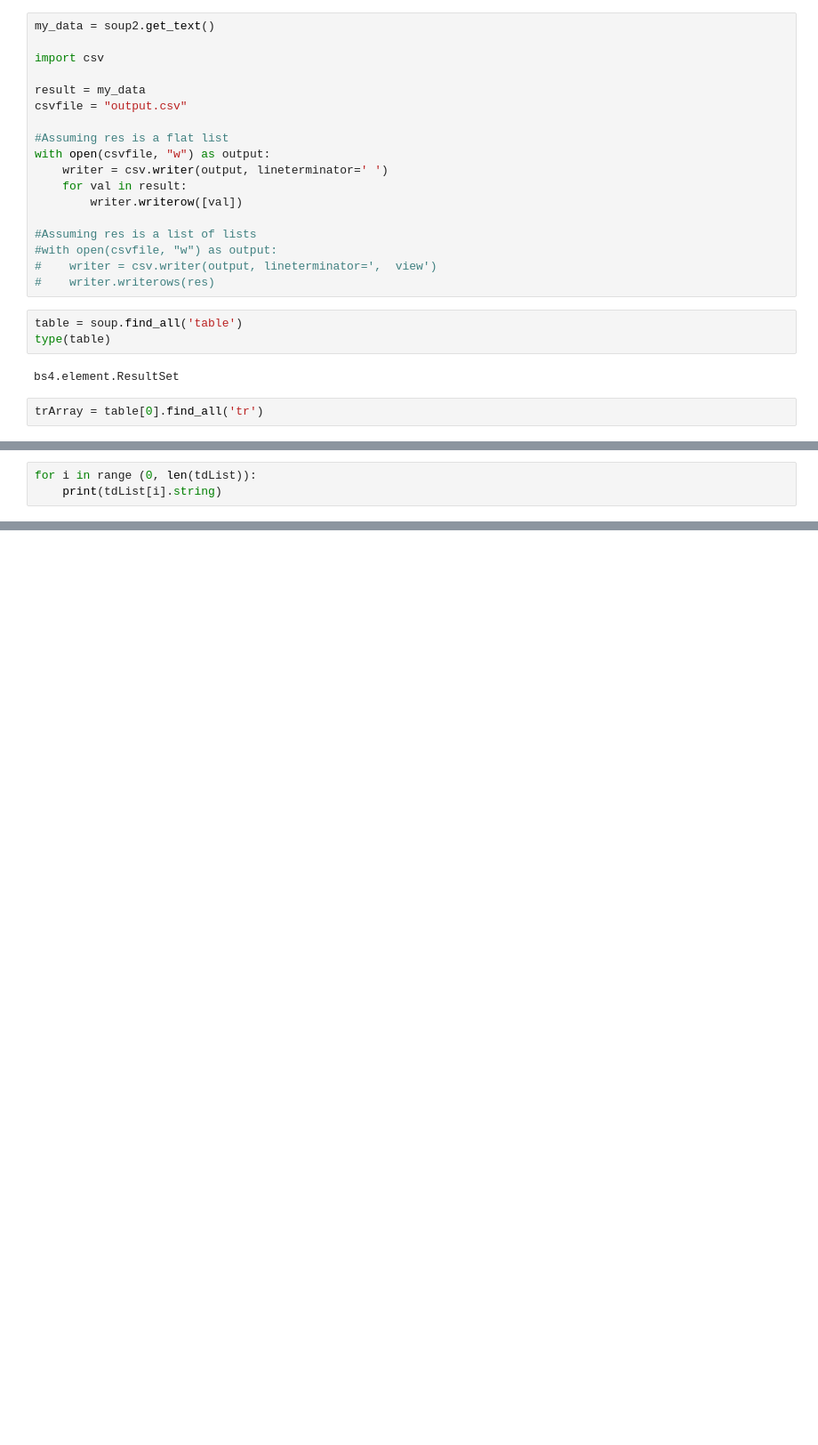
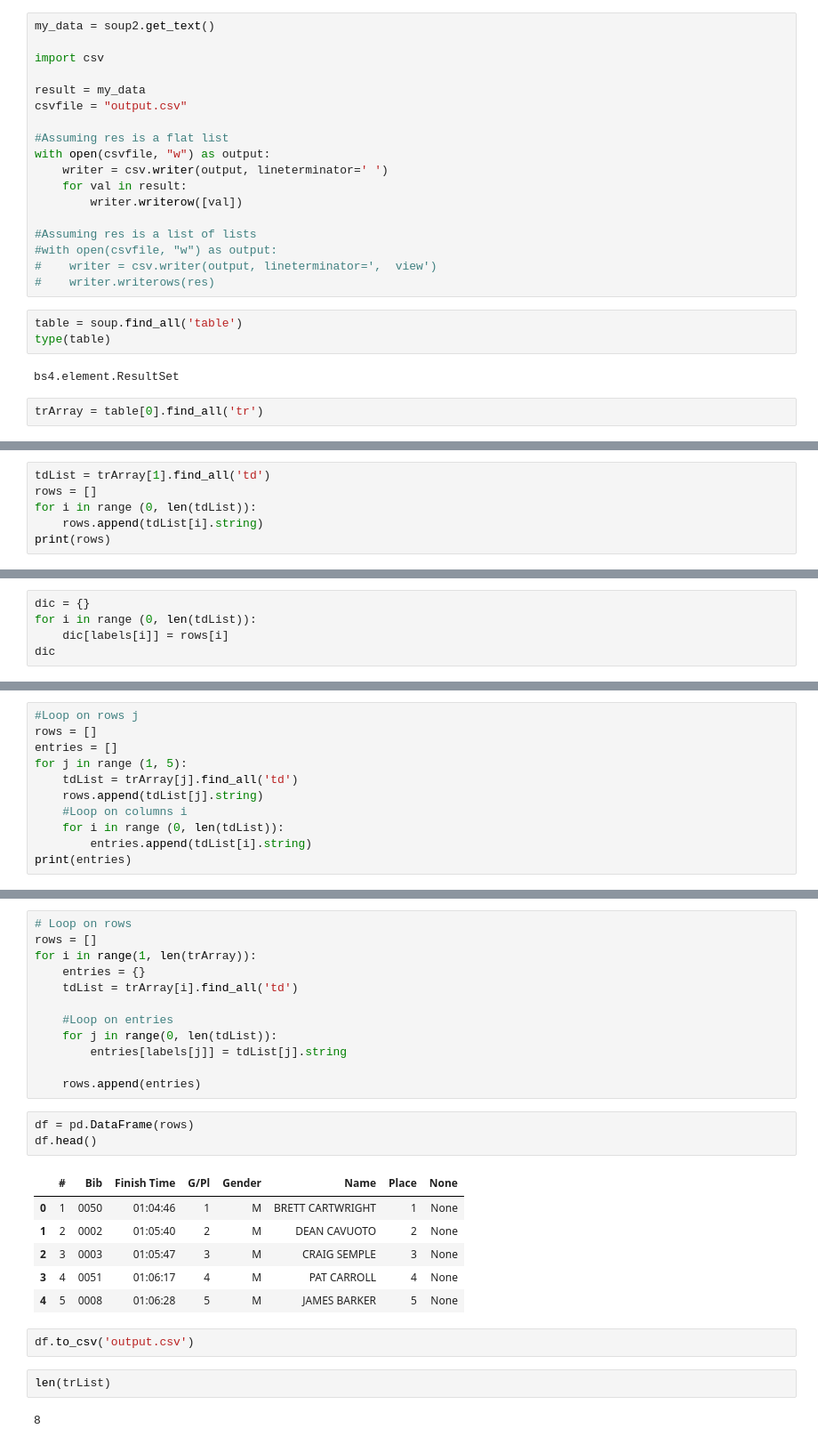
Before and after one commit to EstelleBr/semi-marapython, a Jupyter notebook: draft - scraping.ipynb, the cells around one changed output, grey strips where cells are left out. Shown: that part at 89% size. Drawn from its saved outputs; the diff is of its cells as text; blank space fills up the shorter version.

Commit message:
clean data frame HTML to csv

```diff
--- a/draft - scraping.ipynb
+++ b/draft - scraping.ipynb
@@ -113,4 +119,7 @@ tdList = trArray[1].find_all('td')
 # %%
+tdList = trArray[1].find_all('td')
+rows = []
 for i in range (0, len(tdList)):
-    print(tdList[i].string)
+    rows.append(tdList[i].string)
+print(rows)
 # %% [output]
@@ -124,0 +127,5 @@ None
+# %%
+dic = {}
+for i in range (0, len(tdList)):
+    dic[labels[i]] = rows[i]
+dic
@@ -124,0 +153,11 @@ None
+# %%
+#Loop on rows j
+rows = []
+entries = []
+for j in range (1, 5):
+    tdList = trArray[j].find_all('td')
+    rows.append(tdList[j].string)
+    #Loop on columns i
+    for i in range (0, len(tdList)):
+        entries.append(tdList[i].string)
+print(entries)
@@ -124,0 +166,28 @@ None
+# %%
+# Loop on rows
+rows = []
+for i in range(1, len(trArray)):
+    entries = {}
+    tdList = trArray[i].find_all('td')
+
+    #Loop on entries
+    for j in range(0, len(tdList)):
+        entries[labels[j]] = tdList[j].string
+
+    rows.append(entries)
+# %%
+df = pd.DataFrame(rows)
+df.head()
+# %% [output]
+|  | # | Bib | Finish Time | G/Pl | Gender | Name | Place | None |
+| 0 | 1 | 0050 | 01:04:46 | 1 | M | BRETT CARTWRIGHT | 1 | None |
+| 1 | 2 | 0002 | 01:05:40 | 2 | M | DEAN CAVUOTO | 2 | None |
+| 2 | 3 | 0003 | 01:05:47 | 3 | M | CRAIG SEMPLE | 3 | None |
+| 3 | 4 | 0051 | 01:06:17 | 4 | M | PAT CARROLL | 4 | None |
+| 4 | 5 | 0008 | 01:06:28 | 5 | M | JAMES BARKER | 5 | None |
+# %%
+df.to_csv('output.csv')
+# %%
+len(trList)
+# %% [output]
+8
```
Also changed, not shown: parts of 8 cells of this notebook, 1 other file.
